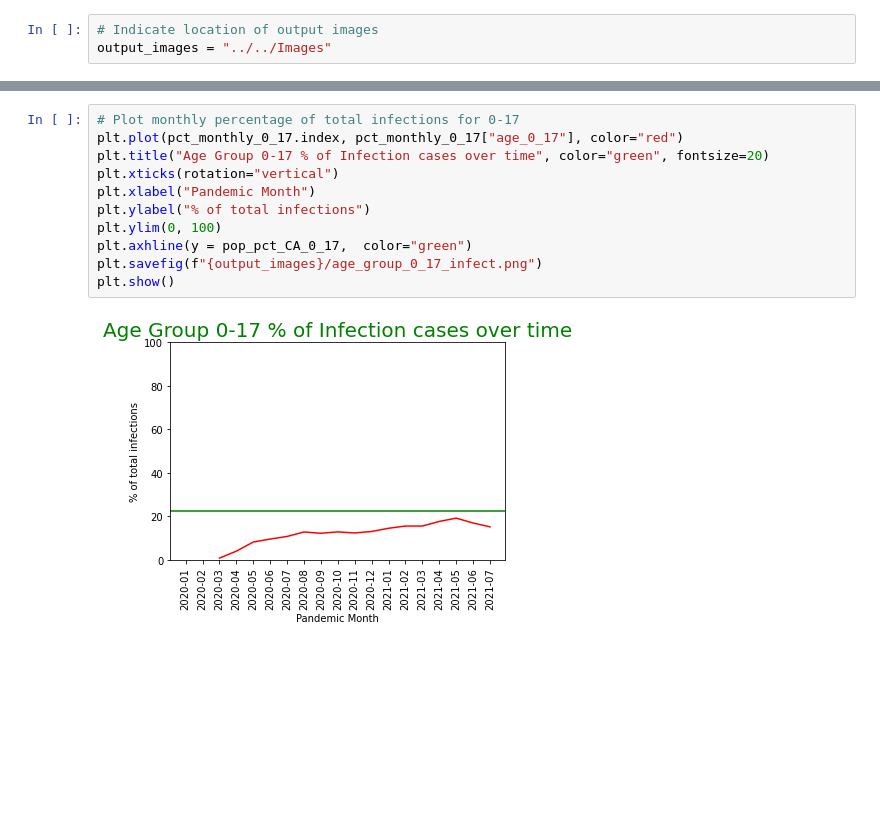
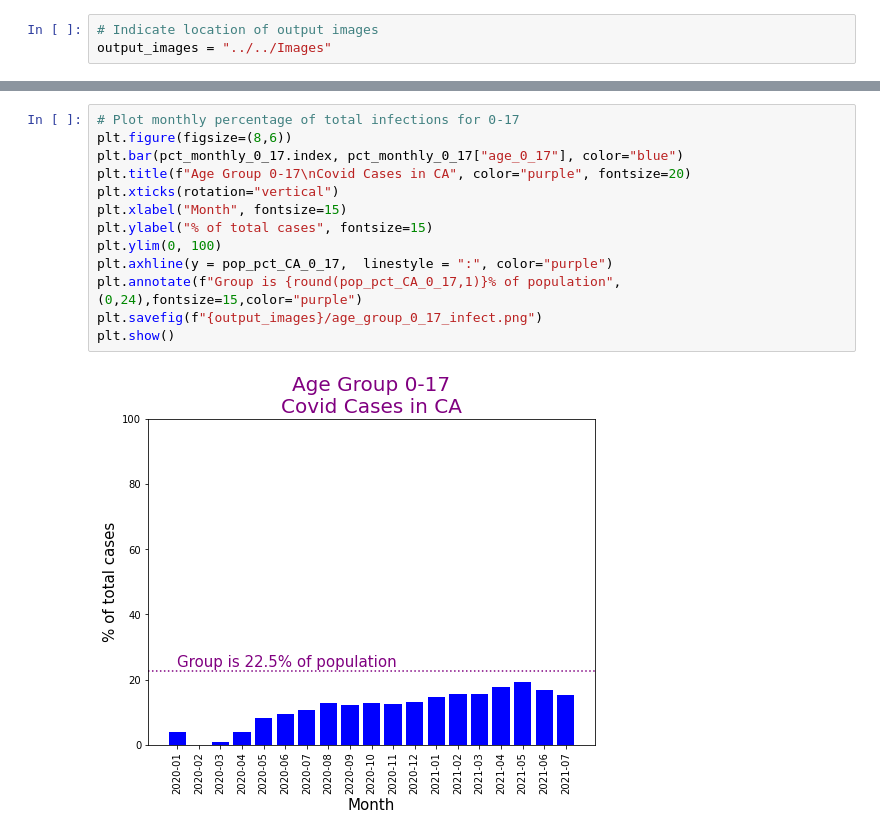
Before and after one commit to kevogil/covid-analysis, a Jupyter notebook: Notebooks/Analysis_And_Visualizations/covid_infections_by_age_group.ipynb, the cells around one changed output, grey strips where cells are left out. Drawn from its saved outputs; the diff is of its cells as text; blank space fills up the shorter version.

Commit message:
age groups image mod

```diff
--- a/Notebooks/Analysis_And_Visualizations/covid_infections_by_age_group.ipynb
+++ b/Notebooks/Analysis_And_Visualizations/covid_infections_by_age_group.ipynb
@@ -136,15 +183,17 @@ plt.show()
 # %%
 # Plot monthly percentage of total infections for 0-17
-plt.plot(pct_monthly_0_17.index, pct_monthly_0_17["age_0_17"], color="red")
-plt.title("Age Group 0-17 % of Infection cases over time", color="green", fontsize=20)
+plt.figure(figsize=(8,6))
+plt.bar(pct_monthly_0_17.index, pct_monthly_0_17["age_0_17"], color="blue")
+plt.title(f"Age Group 0-17\nCovid Cases in CA", color="purple", fontsize=20)
 plt.xticks(rotation="vertical")
-plt.xlabel("Pandemic Month")
-plt.ylabel("% of total infections")
+plt.xlabel("Month", fontsize=15)
+plt.ylabel("% of total cases", fontsize=15)
 plt.ylim(0, 100)
-plt.axhline(y = pop_pct_CA_0_17,  color="green")
+plt.axhline(y = pop_pct_CA_0_17,  linestyle = ":", color="purple")
+plt.annotate(f"Group is {round(pop_pct_CA_0_17,1)}% of population",(0,24),fontsize=15,color="purple")
 plt.savefig(f"{output_images}/age_group_0_17_infect.png")
 plt.show()
 # %% [output]
-[figure, old version]
+[figure, new version]
 # %%
 # Plot montly percentage of total infections for 18-64
```
Also changed, not shown: parts of 9 cells of this notebook, 10 other files.
